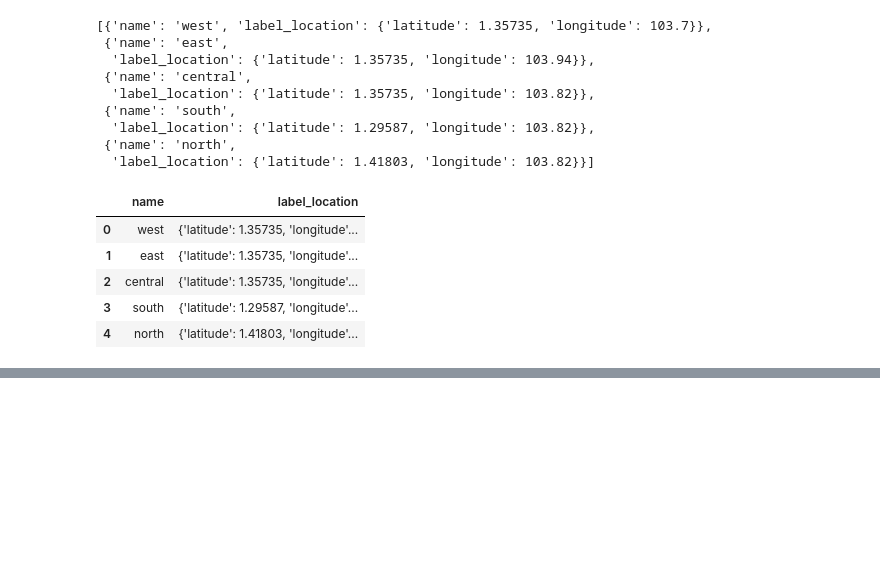
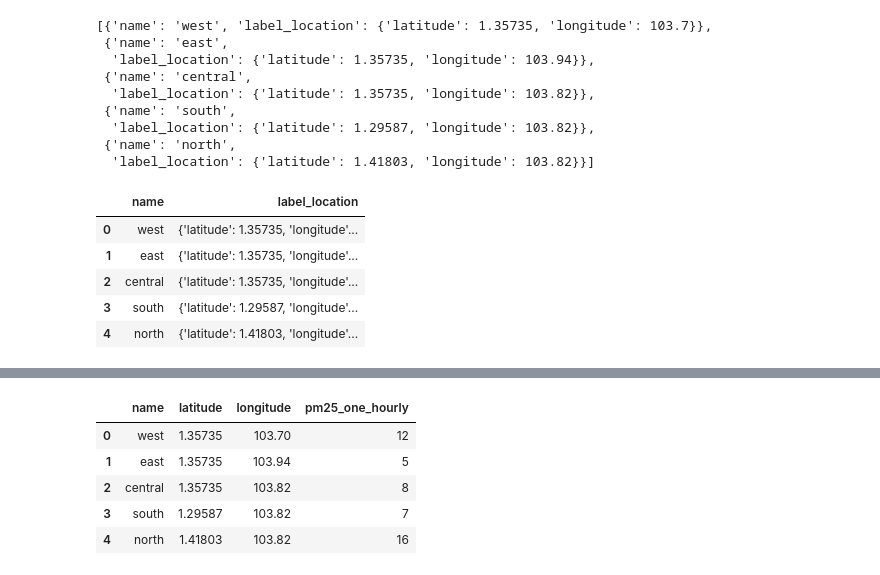
Before and after one commit to k-choonkiat/streamlit-demo, a Jupyter notebook: API-test.ipynb, the cells around one changed output, grey strips where cells are left out. Cells and saved outputs as stored; diff of their text form; code cells hidden in the pictures; blank space fills up the shorter version.

```diff
--- a/API-test.ipynb
+++ b/API-test.ipynb
@@ -83,0 +164,9 @@ pd.concat([pm_info.drop(['readings'],axis=1),pm_info['readings'].apply(pd.Series
+# %%
+df.drop(['region'],axis=1)
+# %% [output]
+|  | name | latitude | longitude | pm25_one_hourly |
+| 0 | west | 1.35735 | 103.70 | 12 |
+| 1 | east | 1.35735 | 103.94 | 5 |
+| 2 | central | 1.35735 | 103.82 | 8 |
+| 3 | south | 1.29587 | 103.82 | 7 |
+| 4 | north | 1.41803 | 103.82 | 16 |
```
Also changed, not shown: parts of 12 cells of this notebook, 1 other file.
